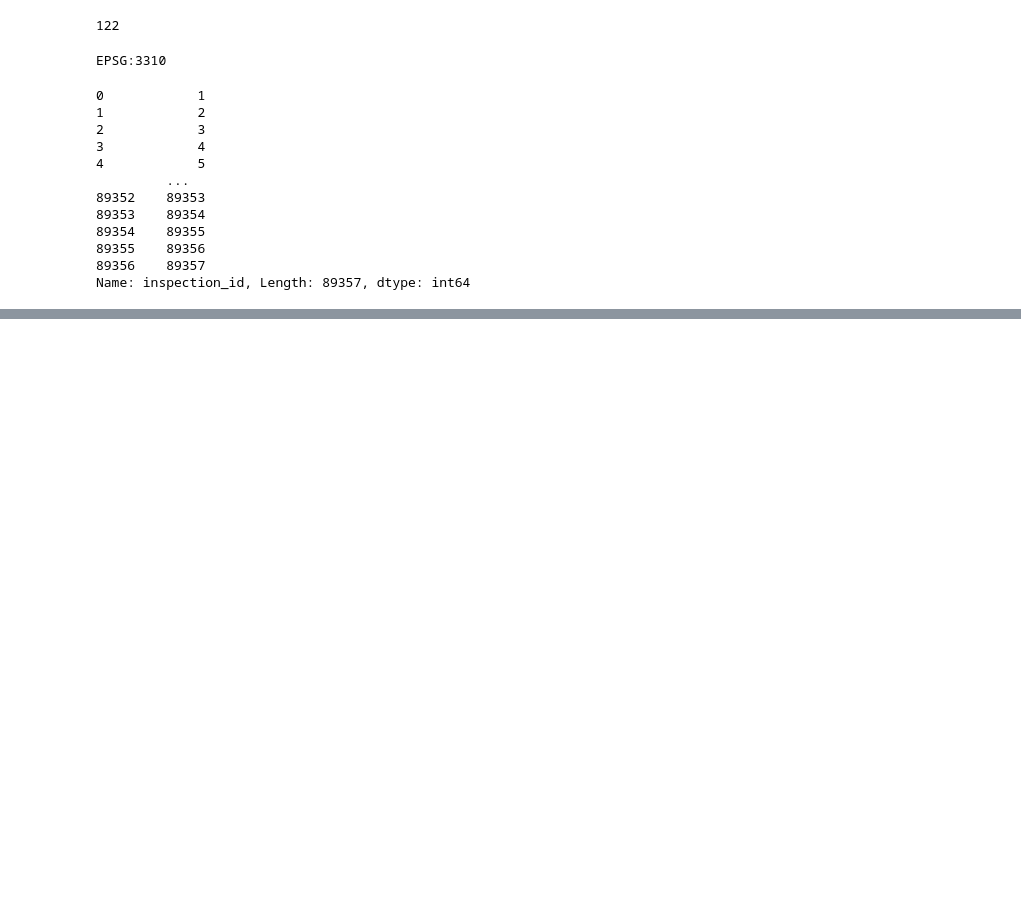
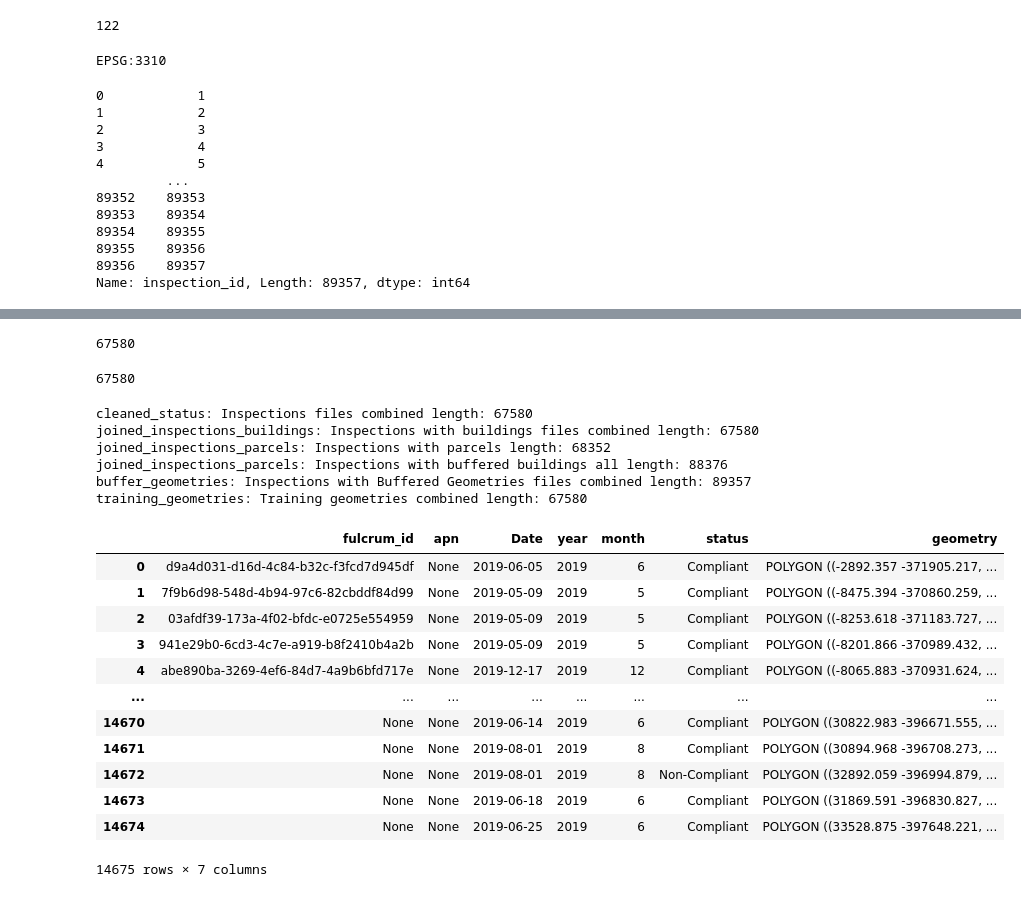
Before and after one commit to wildfire-prep/data-preparation, a Jupyter notebook: code/00_label_data/02_append_inspections_data.ipynb, the cells around one changed output, grey strips where cells are left out. Cells and saved outputs as stored; diff of their text form; code cells hidden in the pictures; blank space fills up the shorter version.

```diff
--- a/code/00_label_data/02_append_inspections_data.ipynb
+++ b/code/00_label_data/02_append_inspections_data.ipynb
@@ -158,0 +222,79 @@ inspections
+# %%
+inspections_clean_status_length = (
+    len(inspections_2019)
+    + len(inspections_2020)
+    + len(inspections_2021)
+    + len(inspections_2022)
+    + len(inspections_2023)
+)
+
+inspections_clean_status_length
+# %% [output]
+67580
+# %%
+training_geometries_2019 = gpd.read_file(
+    "/capstone/wildfire_prep/data/training_geometries/training_geometries_2019.geojson"
+)
+training_geometries_2020 = gpd.read_file(
+    "/capstone/wildfire_prep/data/training_geometries/training_geometries_2020.geojson"
+)
+training_geometries_2021 = gpd.read_file(
+    "/capstone/wildfire_prep/data/training_geometries/training_geometries_2021.geojson"
+)
+training_geometries_2022 = gpd.read_file(
+    "/capstone/wildfire_prep/data/training_geometries/training_geometries_2022.geojson"
+)
+training_geometries_2023 = gpd.read_file(
+    "/capstone/wildfire_prep/data/training_geometries/training_geometries_2023.geojson"
+)
+
+training_geometries_combined_length = (
+    len(training_geometries_2019)
+    + len(training_geometries_2020)
+    + len(training_geometries_2021)
+    + len(training_geometries_2022)
+    + len(training_geometries_2023)
+)
+
+training_geometries_combined_length
+# %% [output]
+67580
+# %%
+print(f"cleaned_status: Inspections files combined length: {inspections_clean_status_length}")
+print(
+    f"joined_inspections_buildings: Inspections with buildings files combined length: {inspections_with_buildings_length}"
+)
+print(
+    f"joined_inspections_parcels: Inspections with parcels length: {len(inspections_parcels_all)}"
+)
+print(
+    f"joined_inspections_parcels: Inspections with buffered buildings all length: {len(inspections_buffered_buildings_all)}"
+)
+print(
+    f"buffer_geometries: Inspections with Buffered Geometries files combined length: {buffer_geometries_length}"
+)
+print(f"training_geometries: Training geometries combined length: {training_geometries_combined_length}")
+# %% [output]
+cleaned_status: Inspections files combined length: 67580
+joined_inspections_buildings: Inspections with buildings files combined length: 67580
+joined_inspections_parcels: Inspections with parcels length: 68352
+joined_inspections_parcels: Inspections with buffered buildings all length: 88376
+buffer_geometries: Inspections with Buffered Geometries files combined length: 89357
+training_geometries: Training geometries combined length: 67580
+# %%
+
+training_geometries_2019
+# %% [output]
+|  | fulcrum_id | apn | Date | year | month | status | geometry |
+| 0 | d9a4d031-d16d-4c84-b32c-f3fcd7d945df | None | 2019-06-05 | 2019 | 6 | Compliant | POLYGON ((-2892.357 -371905.217, ... |
+| 1 | 7f9b6d98-548d-4b94-97c6-82cbddf84d99 | None | 2019-05-09 | 2019 | 5 | Compliant | POLYGON ((-8475.394 -370860.259, ... |
+| 2 | 03afdf39-173a-4f02-bfdc-e0725e554959 | None | 2019-05-09 | 2019 | 5 | Compliant | POLYGON ((-8253.618 -371183.727, ... |
+| 3 | 941e29b0-6cd3-4c7e-a919-b8f2410b4a2b | None | 2019-05-09 | 2019 | 5 | Compliant | POLYGON ((-8201.866 -370989.432, ... |
+| 4 | abe890ba-3269-4ef6-84d7-4a9b6bfd717e | None | 2019-12-17 | 2019 | 12 | Compliant | POLYGON ((-8065.883 -370931.624, ... |
+| ... | ... | ... | ... | ... | ... | ... | ... |
+| 14670 | None | None | 2019-06-14 | 2019 | 6 | Compliant | POLYGON ((30822.983 -396671.555, ... |
+| 14671 | None | None | 2019-08-01 | 2019 | 8 | Compliant | POLYGON ((30894.968 -396708.273, ... |
+| 14672 | None | None | 2019-08-01 | 2019 | 8 | Non-Compliant | POLYGON ((32892.059 -396994.879, ... |
+| 14673 | None | None | 2019-06-18 | 2019 | 6 | Compliant | POLYGON ((31869.591 -396830.827, ... |
+| 14674 | None | None | 2019-06-25 | 2019 | 6 | Compliant | POLYGON ((33528.875 -397648.221, ... |
+14675 rows × 7 columns
```
Also changed, not shown: parts of 12 cells of this notebook, 1 other file.
